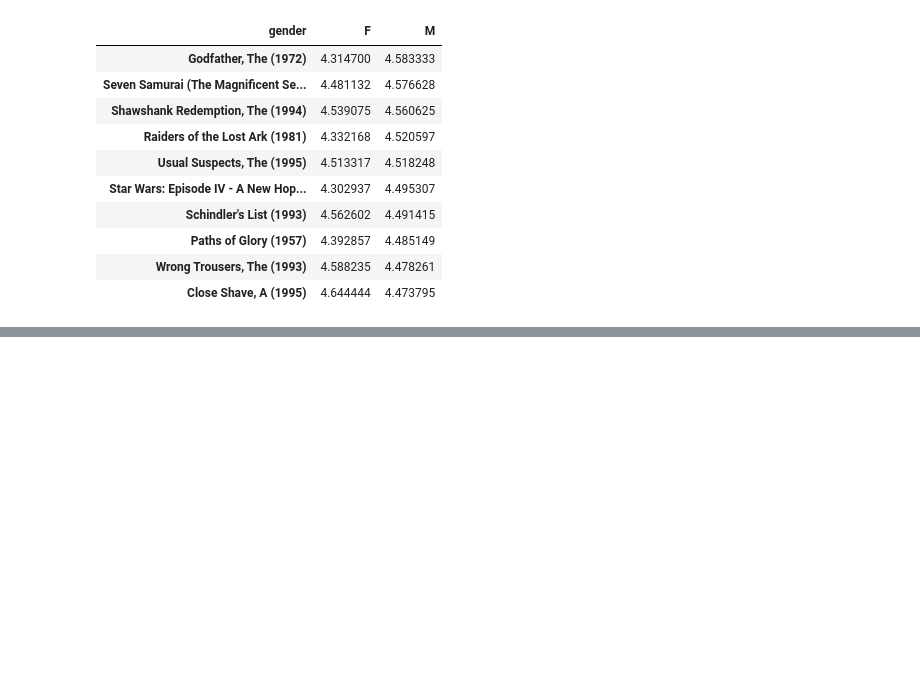
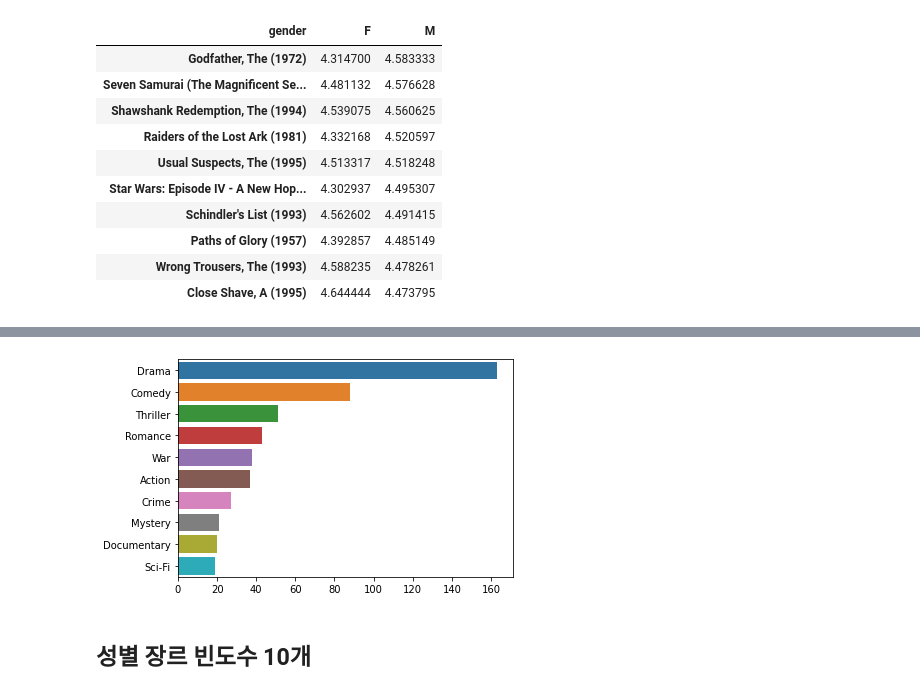
Before and after one commit to JakeOh/202208_itw_java134_lab_python, a Jupyter notebook: py25_movielens.ipynb, the cells around one changed output, grey strips where cells are left out. Saved outputs shown, nothing was run; the diff lists cells and outputs as text; code cells hidden in the pictures; blank space fills up the shorter version.

```diff
--- a/py25_movielens.ipynb
+++ b/py25_movielens.ipynb
@@ -816,0 +941,3 @@ by_gender_150.sort_values(by='M', ascending=False).head(n=10)
+# %%
+movies_idx = movies.set_index('title')  # title 컬럼을 인덱스로 만듦.
+movies_idx
@@ -816,0 +959,2 @@ by_gender_150.sort_values(by='M', ascending=False).head(n=10)
+# %%
+result1 = movies_idx.loc[over4.index]
@@ -816,0 +977,7 @@ by_gender_150.sort_values(by='M', ascending=False).head(n=10)
+# %%
+genres = []
+for x in result1.genres:
+    genres.extend(x.split(sep='|'))
+# %%
+genres_top10 = pd.value_counts(genres).head(n=10)
+genres_top10
@@ -816,0 +996,7 @@ by_gender_150.sort_values(by='M', ascending=False).head(n=10)
+# %%
+sns.barplot(x=genres_top10.values, y=genres_top10.index)
+plt.show()
+# %% [output]
+[figure, added]
+# %% [markdown]
+## 성별 장르 빈도수 10개
```
Also changed, not shown: parts of 16 cells of this notebook.
